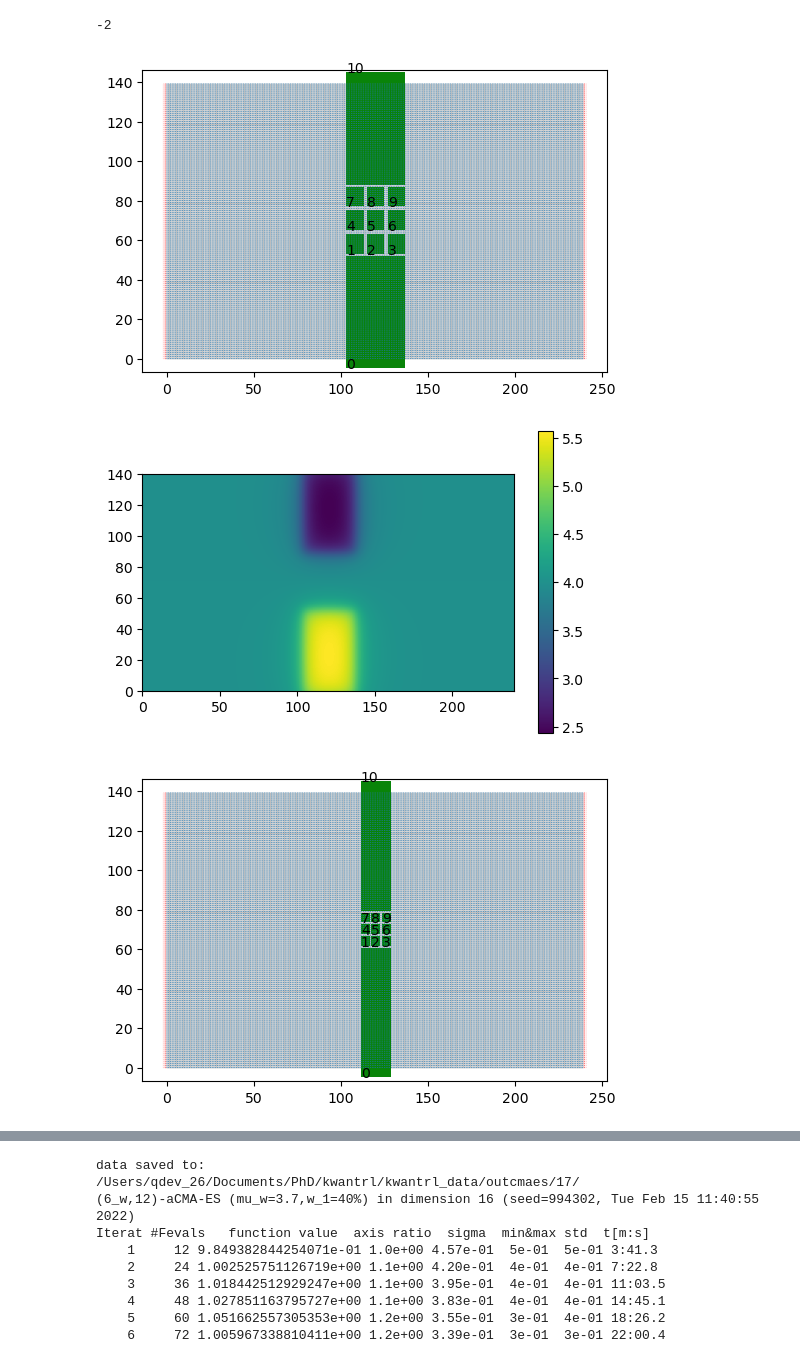
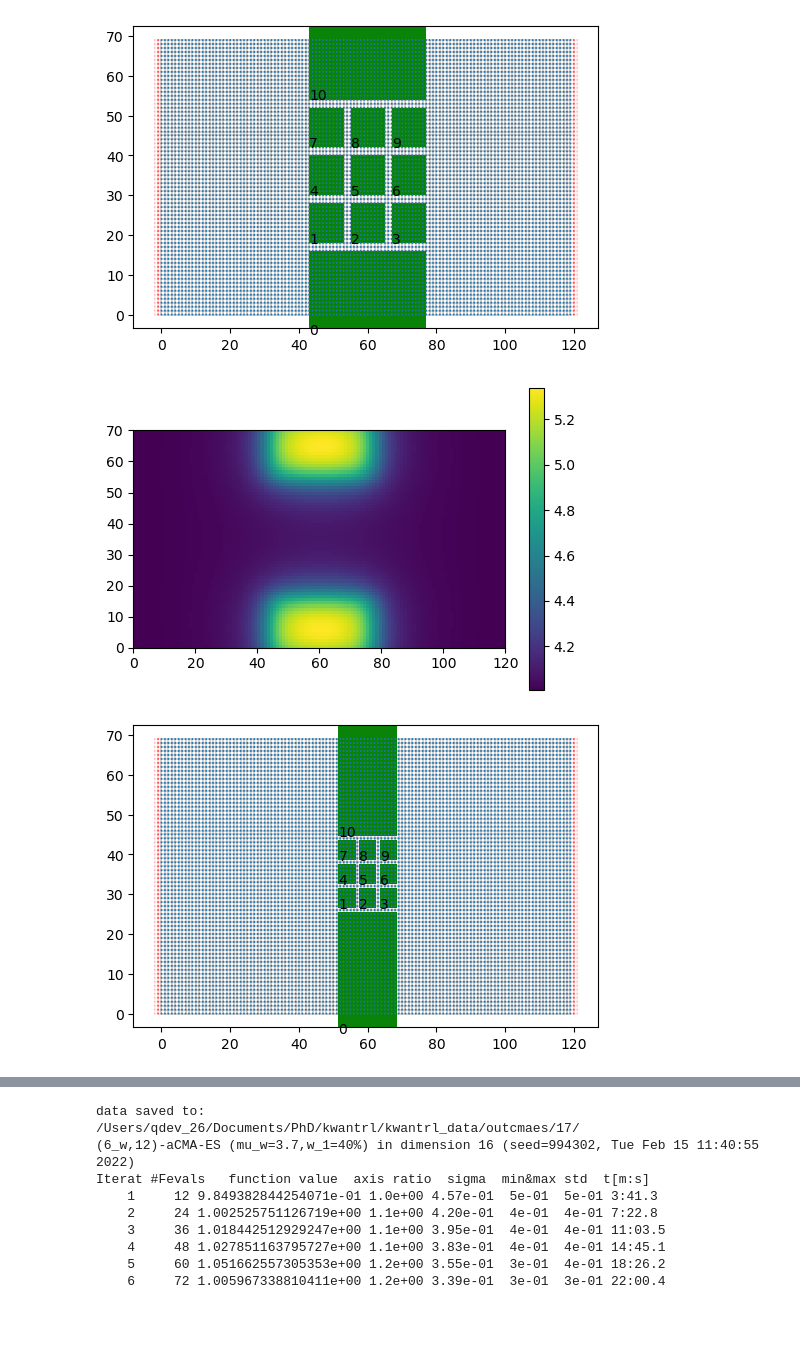
Before and after one commit to jacobdben/qpcRL, a Jupyter notebook: kwantrl/run_scripts/test_trajectory.ipynb, the cells around one changed output, grey strips where cells are left out. Drawn from its saved outputs; the diff is of its cells as text; code cells hidden in the pictures; blank space fills up the shorter version.

Commit message:
fixed bug in make_gates

```diff
--- a/kwantrl/run_scripts/test_trajectory.ipynb
+++ b/kwantrl/run_scripts/test_trajectory.ipynb
@@ -16,45 +16,35 @@ mpl.rcParams["savefig.facecolor"]='white'
 # %%
 start=-3
 stop=2
 steps=200
 
 # Parameters for QPC
 disorder=0.15
 outer_gates=-3
 B_field=0
 energy=1
 
 # Initialize loss function
 stairs=staircasiness(delta=0.05,last_step=20)
 
 # Set common voltage sweep
 common_voltages=np.linspace(start,stop,steps)
 
 
 # Initialize QPC instance and set parameters
-W=140
-L=240
-gate_dict={'W':W,'L':L,'scale':2}
-QPC=pixelarrayQPC(W=W,L=L,plot=True,pixel_scale=2)
+QPC=pixelarrayQPC(plot=True,gate_kwargs={'spacing':1,'pixel_size':10,'spacing':2})
 
-
-W=140
-L=240
-gate_dict={'W':W,'L':L,'scale':1}
-QPC=pixelarrayQPC(W=W,L=L,plot=True,pixel_scale=1)
-
-QPC.V11
+QPC2=pixelarrayQPC(plot=True,gate_kwargs={'spacing':1})
 
 # QPC.U0=disorder
 # QPC.energy=energy
 # QPC.V1=outer_gates
 # QPC.V11=outer_gates
 # QPC.phi=B_field
 
 # dat=datahandler()
-# _=QPC.plot_disorder()
+# QPC.plot_disorder()
 # %% [output]
--2
-[figure, old version]
+[figure, new version]
-[figure, old version]
+[figure, new version]
-[figure, old version]
+[figure, new version]
```
Also changed, not shown: parts of 2 cells of this notebook, 1 other file.
